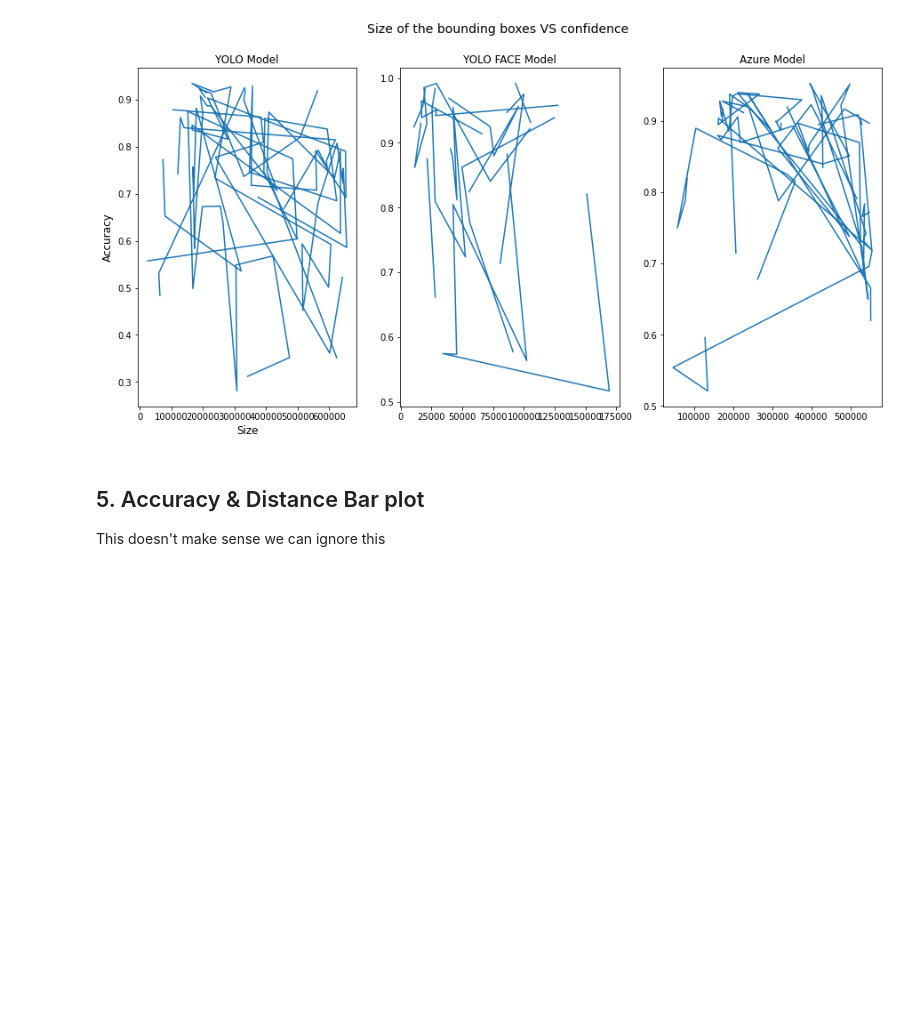
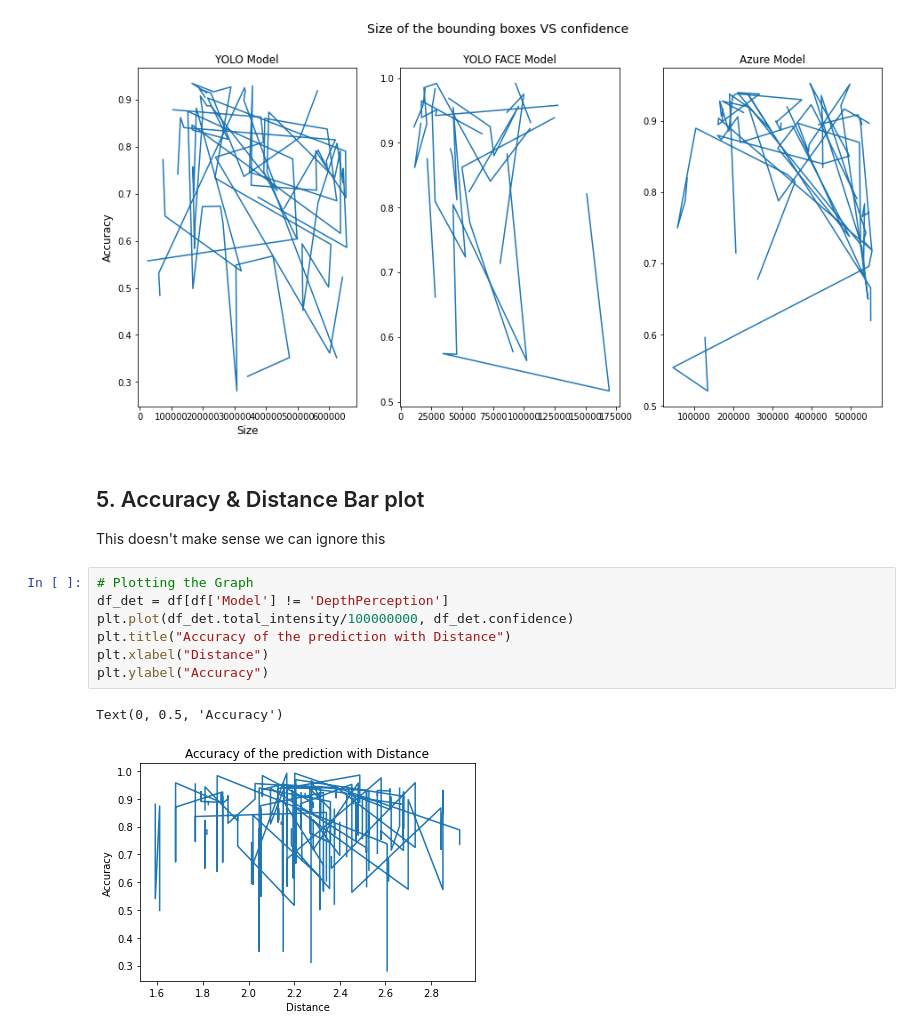
Before and after one commit to eumarassis/dgmd17-tello-objectdetection, a Jupyter notebook: ProjectEDA.ipynb, the cells around one changed output. Cells and saved outputs as stored; diff of their text form; blank space fills up the shorter version.

Commit message:
adding new plots

```diff
--- a/ProjectEDA.ipynb
+++ b/ProjectEDA.ipynb
@@ -124,4 +124,14 @@ Text(0, 0.5, 'Accuracy')
 ## 5. Accuracy & Distance Bar plot
 
 This doesn't make sense we can ignore this
+# %%
+# Plotting the Graph
+df_det = df[df['Model'] != 'DepthPerception']
+plt.plot(df_det.total_intensity/100000000, df_det.confidence)
+plt.title("Accuracy of the prediction with Distance")
+plt.xlabel("Distance")
+plt.ylabel("Accuracy")
+# %% [output]
+Text(0, 0.5, 'Accuracy')
+[figure, added]
 # %%
```
Also changed, not shown: parts of 1 cell of this notebook.
